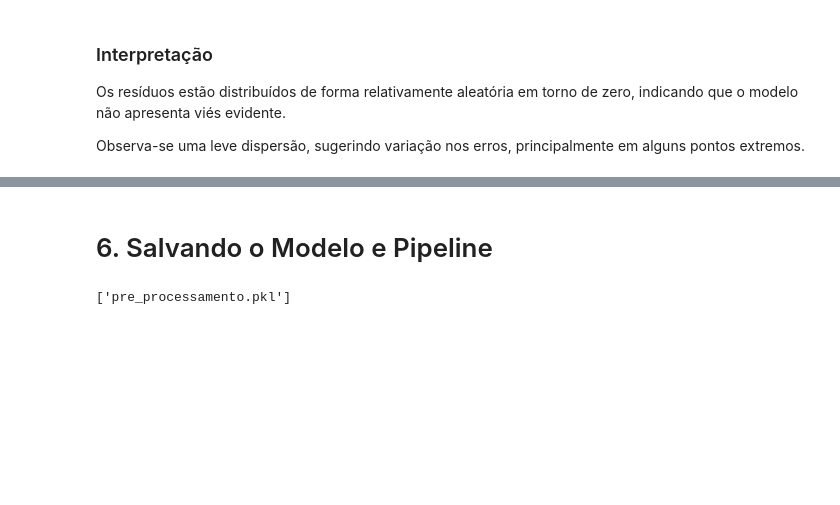
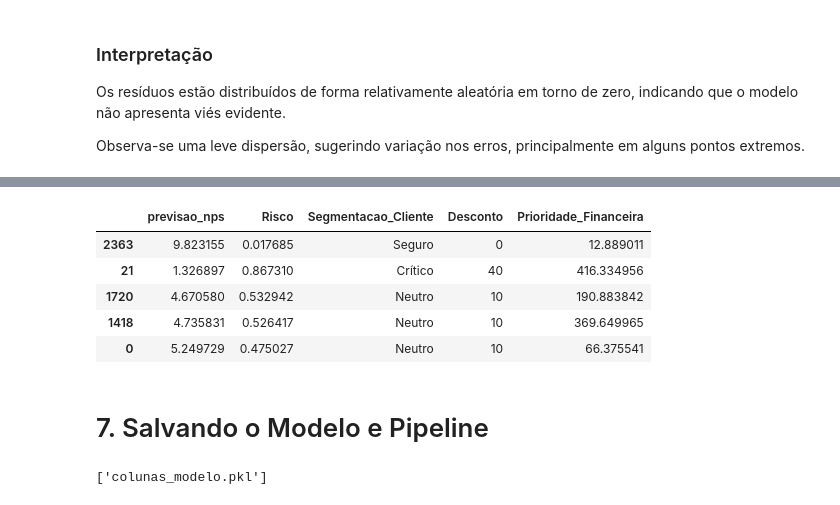
Before and after one commit to RenanTrevelim/fase1-tech-challenge, a Jupyter notebook: notebooks/Modelo_Regressão_Tech_Challenge.ipynb, the cells around one changed output, grey strips where cells are left out. Cells and saved outputs as stored; diff of their text form; code cells hidden in the pictures; blank space fills up the shorter version.

Commit message:
alteração modelo regressão

```diff
--- a/notebooks/Modelo_Regressão_Tech_Challenge.ipynb
+++ b/notebooks/Modelo_Regressão_Tech_Challenge.ipynb
@@ -547,0 +572,2 @@ Observa-se uma leve dispersão, sugerindo variação nos erros, principalmente e
+# %%
+df['Risco'] = (10 - df['previsao_nps']) / 10
@@ -547,0 +585,4 @@ Observa-se uma leve dispersão, sugerindo variação nos erros, principalmente e
+# %%
+df['Segmentacao_Cliente'] = pd.cut(df['Risco'],
+                             bins=[-1., 0.4, 0.6, 0.8, np.inf],
+                             labels=['Seguro', 'Neutro', 'Atenção', 'Crítico'])
@@ -547,0 +600,12 @@ Observa-se uma leve dispersão, sugerindo variação nos erros, principalmente e
+# %%
+def definir_desconto(segmento):
+    if segmento == 'Crítico':
+        return 40
+    elif segmento == 'Atenção':
+        return 20
+    elif segmento == 'Neutro':
+        return 10
+    else:
+        return 0
+
+df['Desconto'] = df['Segmentacao_Cliente'].apply(definir_desconto)
@@ -547,0 +620,2 @@ Observa-se uma leve dispersão, sugerindo variação nos erros, principalmente e
+# %%
+df['Prioridade_Financeira'] = df['Risco'] * df['order_value']
@@ -548,5 +634,14 @@ Observa-se uma leve dispersão, sugerindo variação nos erros, principalmente e
+# %%
+df[['previsao_nps', 'Risco', 'Segmentacao_Cliente', 'Desconto', 'Prioridade_Financeira']].head()
+# %% [output]
+|  | previsao_nps | Risco | Segmentacao_Cliente | Desconto | Prioridade_Financeira |
+| 2363 | 9.823155 | 0.017685 | Seguro | 0 | 12.889011 |
+| 21 | 1.326897 | 0.867310 | Crítico | 40 | 416.334956 |
+| 1720 | 4.670580 | 0.532942 | Neutro | 10 | 190.883842 |
+| 1418 | 4.735831 | 0.526417 | Neutro | 10 | 369.649965 |
+| 0 | 5.249729 | 0.475027 | Neutro | 10 | 66.375541 |
 # %% [markdown]
-# 6. Salvando o Modelo e Pipeline
+# 7. Salvando o Modelo e Pipeline
 # %%
 import joblib
 
@@ -555,6 +650,12 @@ joblib.dump(modelo_lr, 'modelo_regressao_linear.pkl')
 
 # Salvando o pipeline de pré-processamento
 joblib.dump(full_pipeline, 'pre_processamento.pkl')
+
+# Salvando nome colunas de entrada
+joblib.dump(colunas_entrada, 'colunas_entrada.pkl')
+
+# Salvando nome colunas do modelo
+joblib.dump(colunas_modelo, 'colunas_modelo.pkl')
 # %% [output]
-['pre_processamento.pkl']
+['colunas_modelo.pkl']
 # %% [markdown]
```
Also changed, not shown: parts of 13 cells of this notebook, 1 other file.
